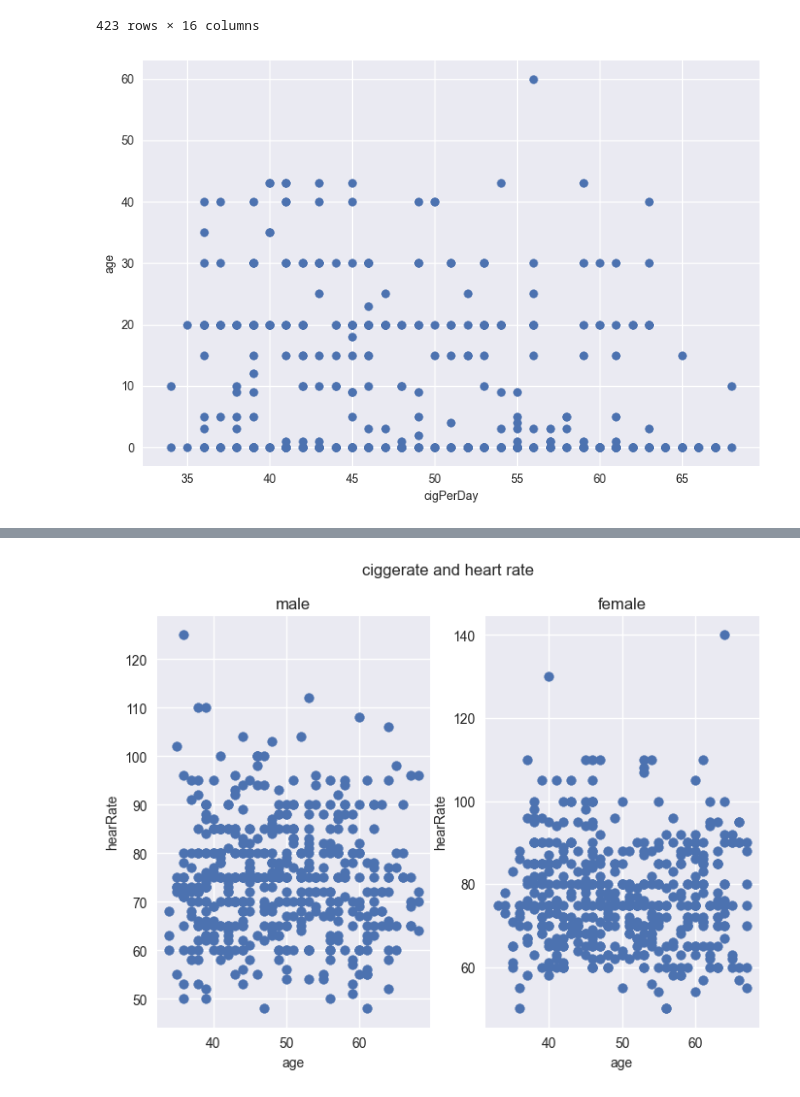
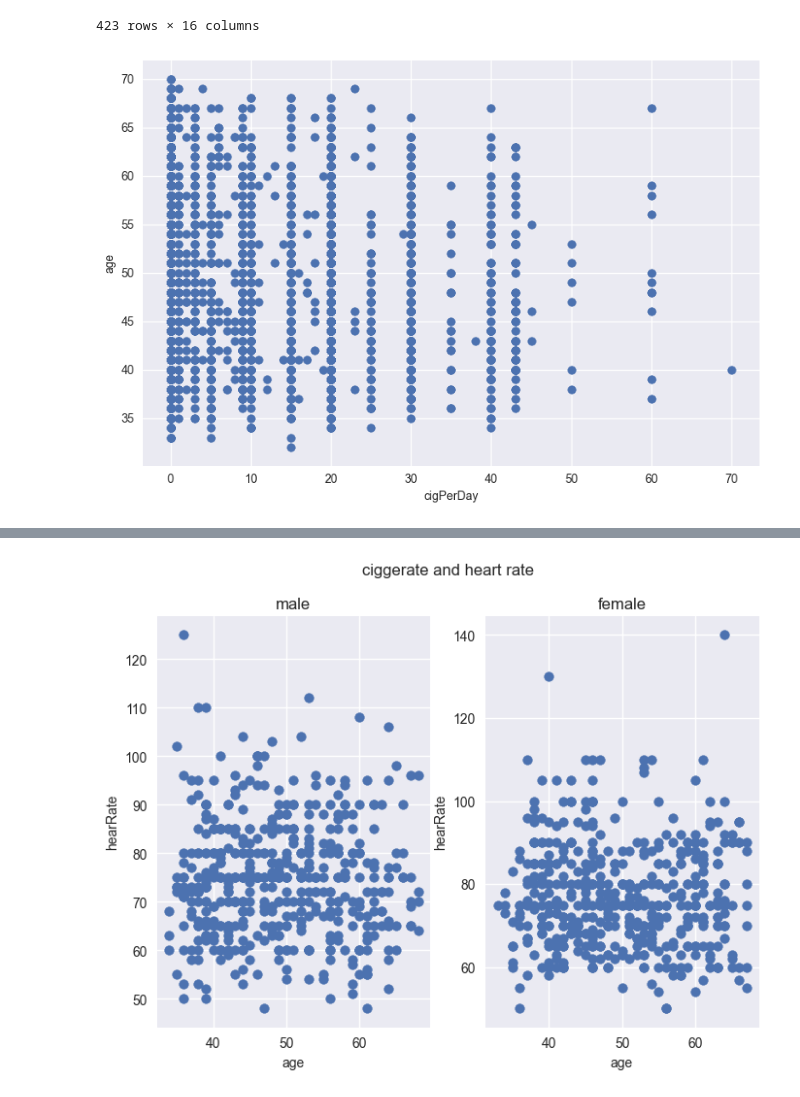
Before and after one commit to vtphuonng/Test, a Jupyter notebook: pandas.numpy,matplotlib.ipynb, the cells around one changed output, grey strips where cells are left out. Drawn from its saved outputs; the diff is of its cells as text; code cells hidden in the pictures.

```diff
--- a/pandas.numpy,matplotlib.ipynb
+++ b/pandas.numpy,matplotlib.ipynb
@@ -143,19 +143,19 @@ dataset
 # %%
 import pandas as pd
 from matplotlib import pyplot as plt
 
 plt.style.use('seaborn')
 
-y = dataset.cigsPerDay
-x = dataset.age
+x = df.cigsPerDay
+y = df.age
 
 plt.scatter(x,y)
 plt.xlabel("cigPerDay")
 plt.ylabel("age")
 plt.tight_layout()
 plt.show()
 # %% [output]
-[figure, old version]
+[figure, new version]
 # %%
 import matplotlib.pyplot as plt
 import numpy as np
```
Also changed, not shown: parts of 10 cells of this notebook.
